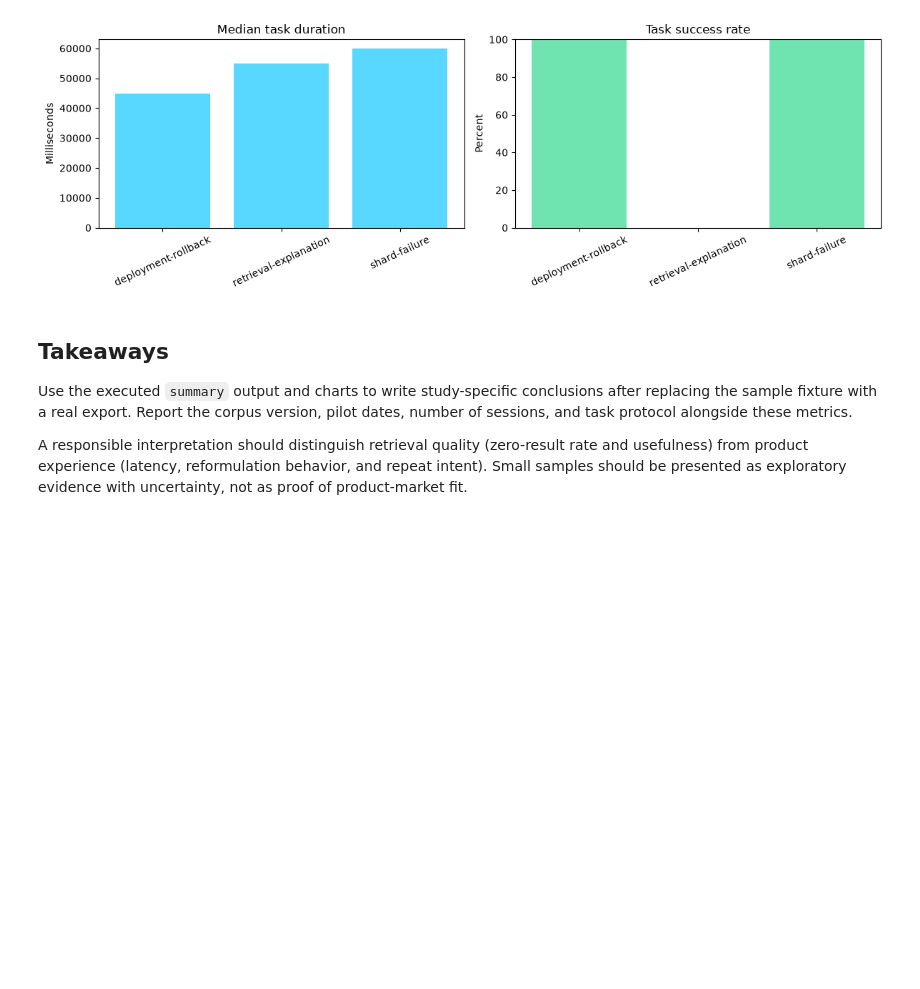
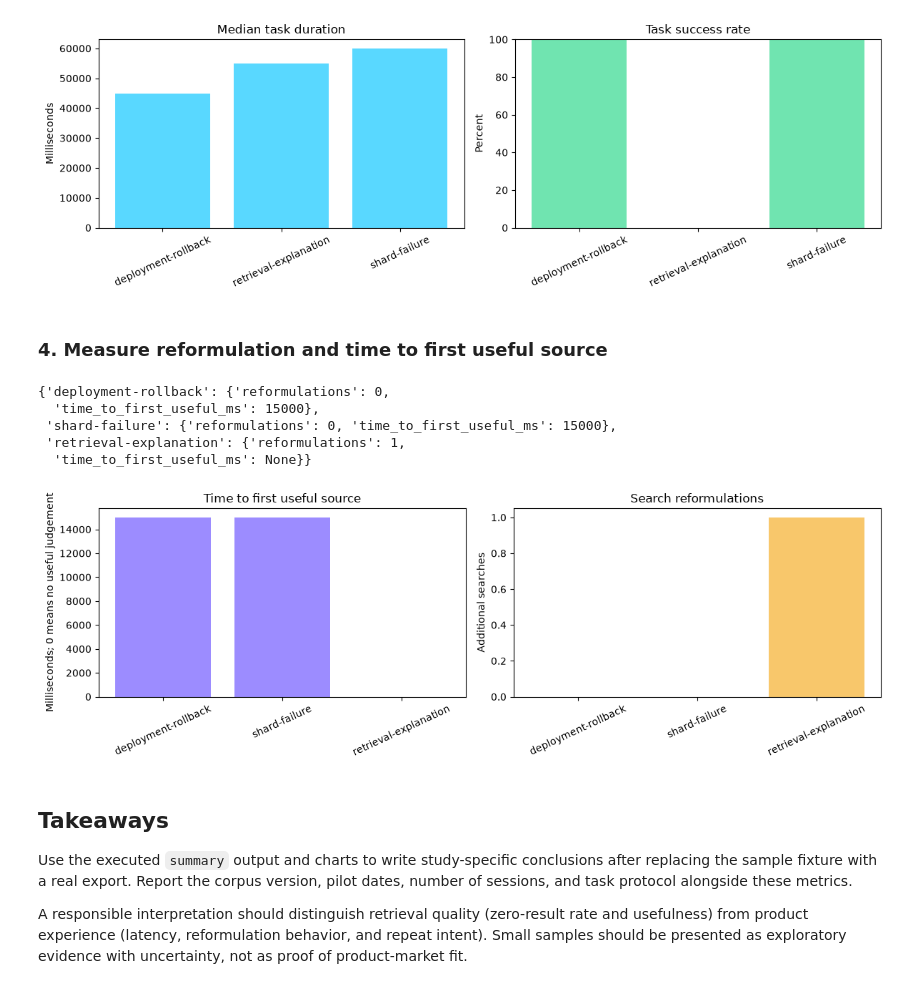
Before and after one commit to Bishrav/NEBULA, a Jupyter notebook: notebooks/nebula_pmf_analysis.ipynb, the cells around one changed output. Cells and saved outputs as stored; diff of their text form; code cells hidden in the pictures; blank space fills up the shorter version.

Commit message:
feat: analyze search reformulations

```diff
--- a/notebooks/nebula_pmf_analysis.ipynb
+++ b/notebooks/nebula_pmf_analysis.ipynb
@@ -43,6 +43,7 @@ with INPUT_PATH.open(newline='', encoding='utf-8') as handle:
     events = [{key: (value or '').strip() for key, value in row.items()} for row in reader]
 
 for event in events:
+    event['timestamp'] = int(event['timestamp'])
     if event['type'] == 'search':
         event['results'] = int(event['results'])
         event['latencyMs'] = int(event['latencyNanos']) / 1_000_000
@@ -153,6 +154,43 @@ fig.tight_layout()
 plt.show()
 # %% [output]
 [figure]
+# %% [markdown]
+### 4. Measure reformulation and time to first useful source
+# %%
+task_starts = {event['taskId']: event['timestamp'] for event in task_events if event['action'] == 'start'}
+task_metrics = {}
+for task_id, start_timestamp in task_starts.items():
+    task_searches = [event for event in search_events if event['taskId'] == task_id and event['timestamp'] >= start_timestamp]
+    useful_feedback = [event for event in feedback_events if event['taskId'] == task_id and event['usefulBool'] and event['timestamp'] >= start_timestamp]
+    first_useful_timestamp = min((event['timestamp'] for event in useful_feedback), default=None)
+    task_metrics[task_id] = {
+        'reformulations': max(0, len(task_searches) - 1),
+        'time_to_first_useful_ms': None if first_useful_timestamp is None else first_useful_timestamp - start_timestamp,
+    }
+task_metrics
+# %% [output]
+{'deployment-rollback': {'reformulations': 0,
+  'time_to_first_useful_ms': 15000},
+ 'shard-failure': {'reformulations': 0, 'time_to_first_useful_ms': 15000},
+ 'retrieval-explanation': {'reformulations': 1,
+  'time_to_first_useful_ms': None}}
+# %%
+time_labels = list(task_metrics.keys()) or ['none']
+time_values = [task_metrics[label]['time_to_first_useful_ms'] or 0 for label in time_labels] if task_metrics else [0]
+reformulation_values = [task_metrics[label]['reformulations'] for label in time_labels] if task_metrics else [0]
+fig, axes = plt.subplots(1, 2, figsize=(12, 4))
+axes[0].bar(time_labels, time_values, color='#9c8cff')
+axes[0].set_title('Time to first useful source')
+axes[0].set_ylabel('Milliseconds; 0 means no useful judgement')
+axes[0].tick_params(axis='x', rotation=25)
+axes[1].bar(time_labels, reformulation_values, color='#f8c76b')
+axes[1].set_title('Search reformulations')
+axes[1].set_ylabel('Additional searches')
+axes[1].tick_params(axis='x', rotation=25)
+fig.tight_layout()
+plt.show()
+# %% [output]
+[figure, added]
 # %% [markdown]
 ## Takeaways
 
```
Also changed, not shown: 6 other files.
